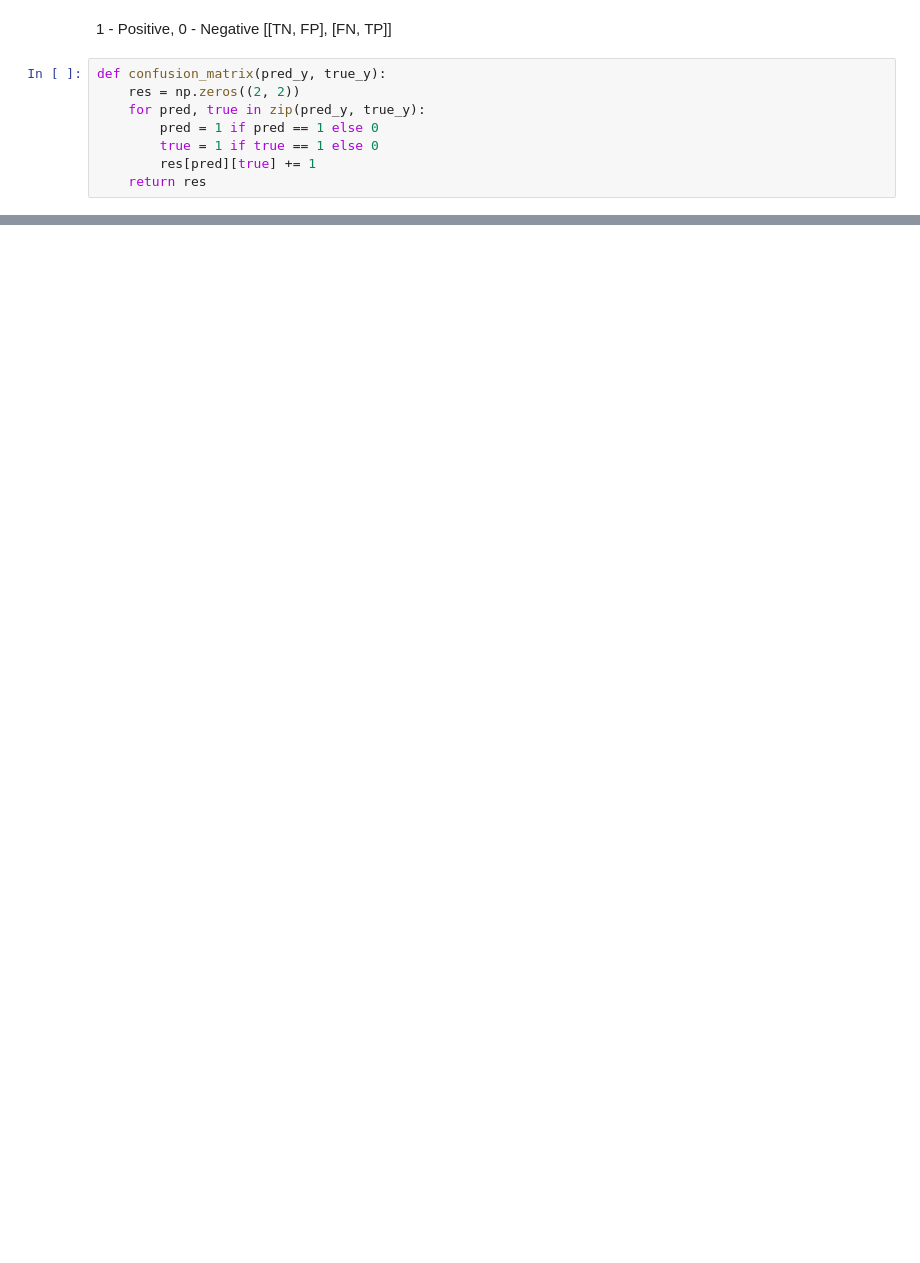
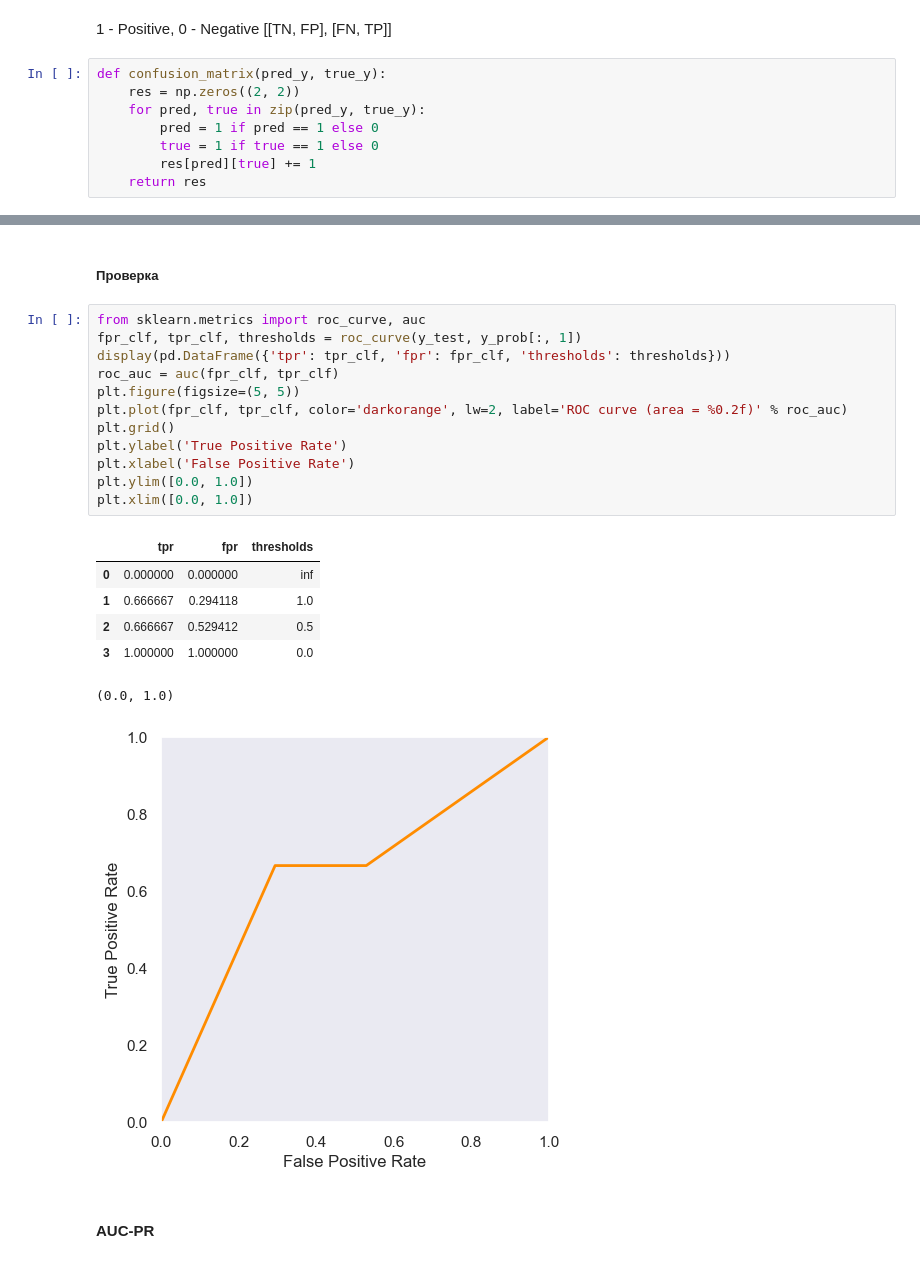
Before and after one commit to AaLexUser/Artificial-intelligence-systems, a Jupyter notebook: module-2/lab6/lab6.ipynb, the cells around one changed output, grey strips where cells are left out. Saved outputs shown, nothing was run; the diff lists cells and outputs as text; blank space fills up the shorter version.

```diff
--- a/module-2/lab6/lab6.ipynb
+++ b/module-2/lab6/lab6.ipynb
@@ -280,0 +356,24 @@ Recall:  0.75
+# %% [markdown]
+##### Проверка
+# %%
+from sklearn.metrics import roc_curve, auc
+fpr_clf, tpr_clf, thresholds = roc_curve(y_test, y_prob[:, 1])
+display(pd.DataFrame({'tpr': tpr_clf, 'fpr': fpr_clf, 'thresholds': thresholds}))
+roc_auc = auc(fpr_clf, tpr_clf)
+plt.figure(figsize=(5, 5))
+plt.plot(fpr_clf, tpr_clf, color='darkorange', lw=2, label='ROC curve (area = %0.2f)' % roc_auc)
+plt.grid()
+plt.ylabel('True Positive Rate')
+plt.xlabel('False Positive Rate')
+plt.ylim([0.0, 1.0])
+plt.xlim([0.0, 1.0])
+# %% [output]
+|  | tpr | fpr | thresholds |
+| 0 | 0.000000 | 0.000000 | inf |
+| 1 | 0.666667 | 0.294118 | 1.0 |
+| 2 | 0.666667 | 0.529412 | 0.5 |
+| 3 | 1.000000 | 1.000000 | 0.0 |
+(0.0, 1.0)
+[figure, added]
+# %% [markdown]
+ #### AUC-PR
```
Also changed, not shown: parts of 17 cells of this notebook, 4 other files.
